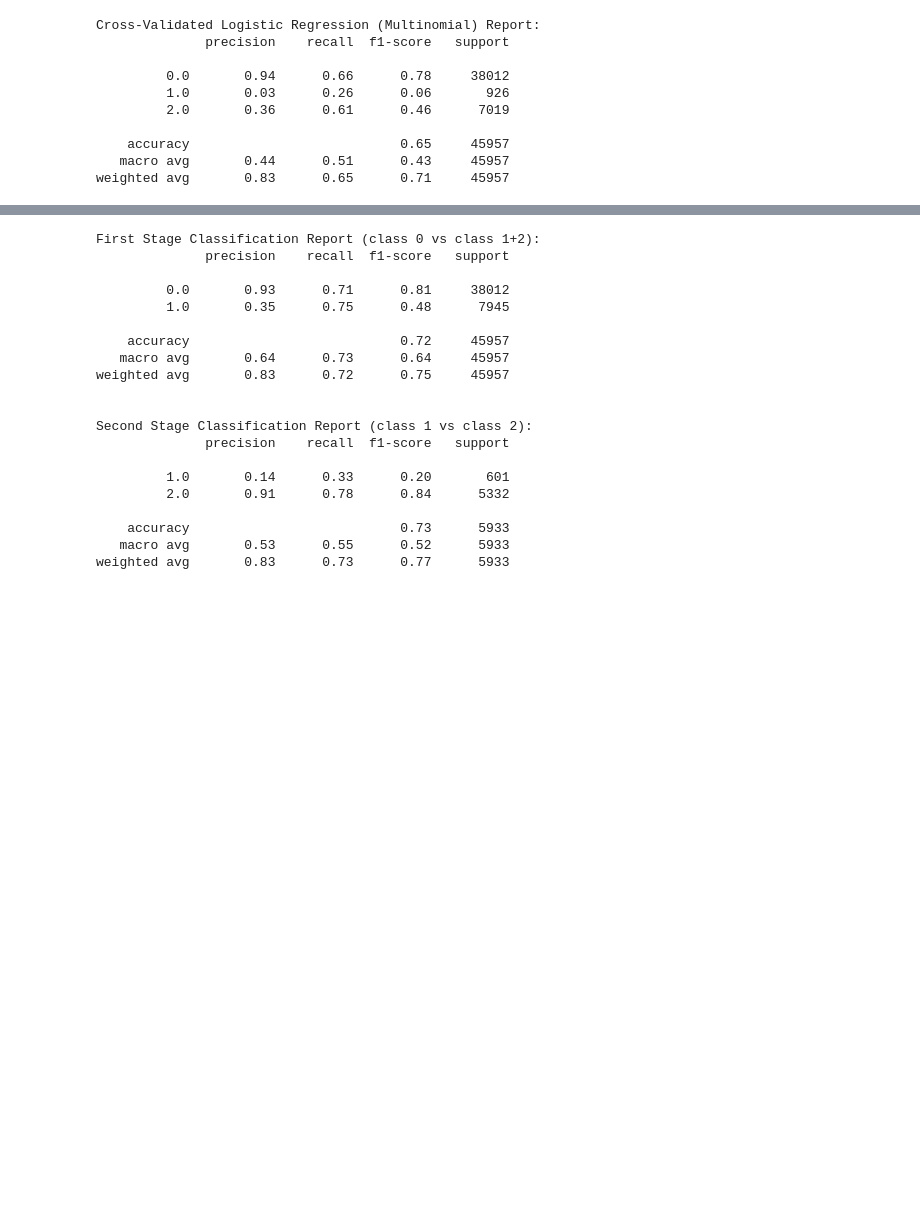
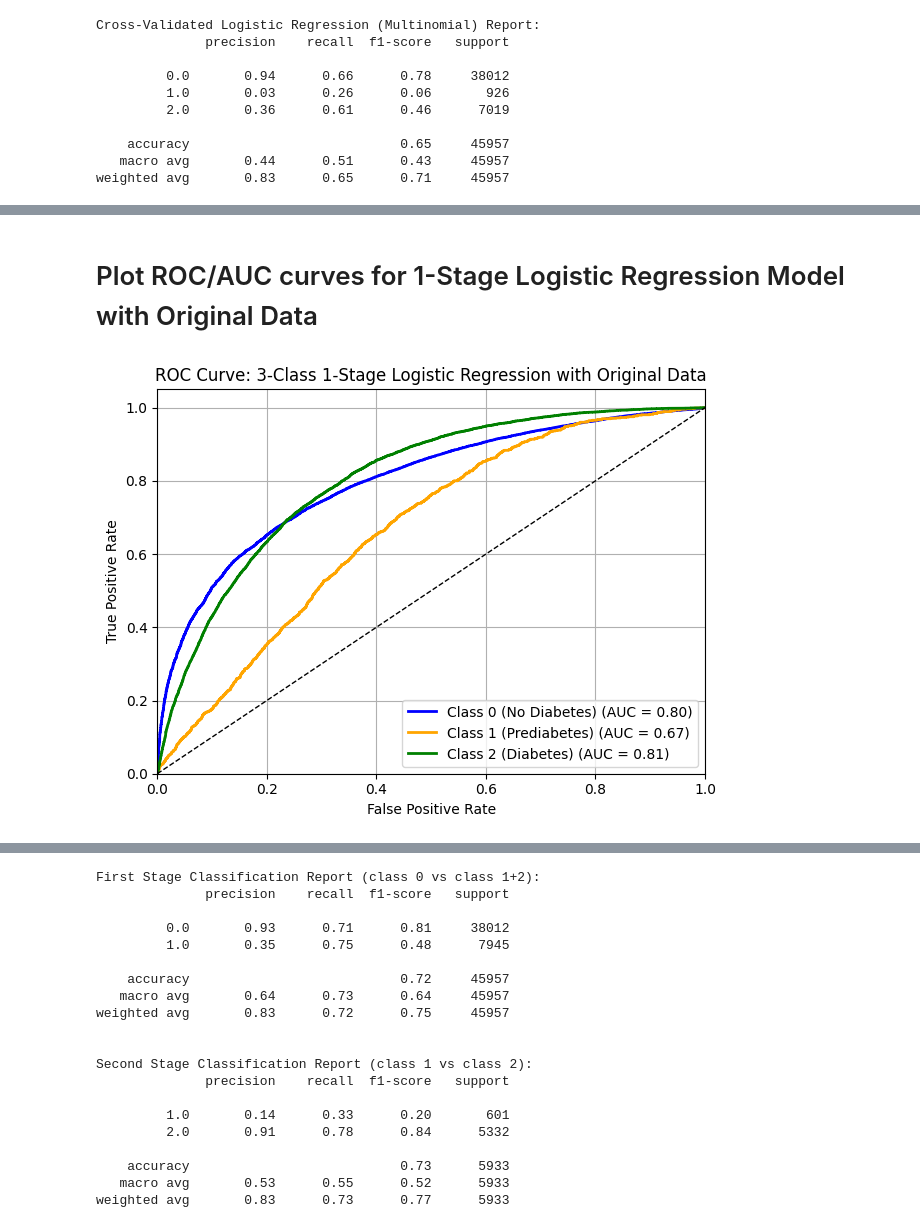
Before and after one commit to YaroslawBagriy/DiabetesRiskClassifier, a Jupyter notebook: notebooks/02_logistic_regression_modeling.ipynb, the cells around one changed output, grey strips where cells are left out. Saved outputs shown, nothing was run; the diff lists cells and outputs as text; code cells hidden in the pictures; blank space fills up the shorter version.

Commit message:
added ROC curves for all different types of Logistic Regression

```diff
--- a/notebooks/02_logistic_regression_modeling.ipynb
+++ b/notebooks/02_logistic_regression_modeling.ipynb
@@ -197 +160,44 @@ Text(0.5, 1.0, 'Coefficient Paths for Class 2 (Diabetes)')
+# %% [markdown]
+# Plot ROC/AUC curves for 1-Stage Logistic Regression Model with Original Data
+# %%
+import matplotlib.pyplot as plt
+from sklearn.metrics import roc_curve, auc
+from sklearn.preprocessing import label_binarize
+
+# Predict probabilities for each class (0, 1, 2)
+y_score = cv_model.predict_proba(X_test)  # shape: (n_samples, 3)
+
+# Binarize true labels
+y_bin = label_binarize(y_test, classes=[0, 1, 2])  # shape: (n_samples, 3)
+
+# Compute ROC curve and AUC for each class
+fpr = dict()
+tpr = dict()
+roc_auc = dict()
+
+for i in range(3):
+    fpr[i], tpr[i], _ = roc_curve(y_bin[:, i], y_score[:, i])
+    roc_auc[i] = auc(fpr[i], tpr[i])
+
+# Plot all ROC curves
+plt.figure()
+colors = ['blue', 'orange', 'green']
+labels = ['Class 0 (No Diabetes)', 'Class 1 (Prediabetes)', 'Class 2 (Diabetes)']
+
+for i in range(3):
+    plt.plot(fpr[i], tpr[i], color=colors[i], lw=2,
+             label=f'{labels[i]} (AUC = {roc_auc[i]:.2f})')
+
+plt.plot([0, 1], [0, 1], 'k--', lw=1)
+plt.xlim([0.0, 1.0])
+plt.ylim([0.0, 1.05])
+plt.xlabel('False Positive Rate')
+plt.ylabel('True Positive Rate')
+plt.title('ROC Curve: 3-Class 1-Stage Logistic Regression with Original Data')
+plt.legend(loc="lower right")
+plt.grid(True)
+plt.tight_layout()
+plt.show()
+# %% [output]
+[figure, added]
 # %% [markdown]
```
Also changed, not shown: parts of 6 cells of this notebook, 3 other files.
